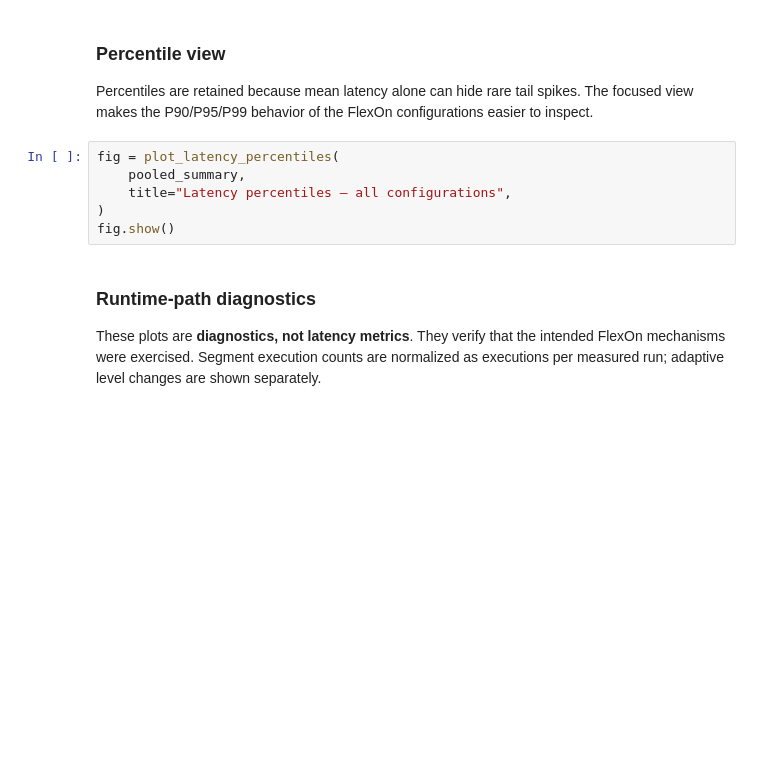
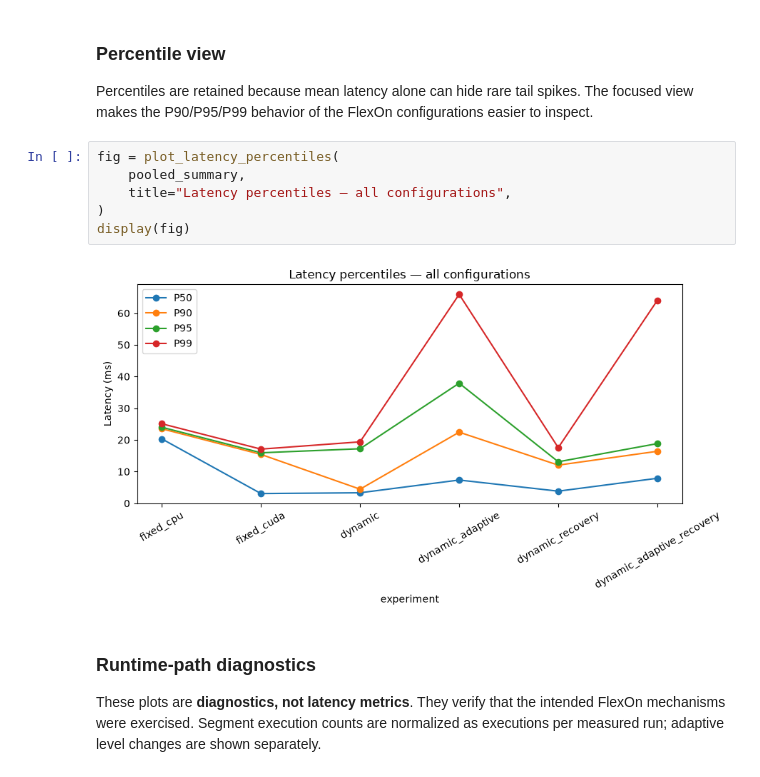
Before and after one commit to HaZaRdOuSDeVeLoPeR/FlexOn-Adaptive-OnDevice-ML-Inference-Framework, a Jupyter notebook: experiments.ipynb, the cells around one changed output. Saved outputs shown, nothing was run; the diff lists cells and outputs as text; blank space fills up the shorter version.

```diff
--- a/experiments.ipynb
+++ b/experiments.ipynb
@@ -301,9 +405,11 @@ Percentiles are retained because mean latency alone can hide rare tail spikes. T
 # %%
 fig = plot_latency_percentiles(
     pooled_summary,
     title="Latency percentiles — all configurations",
 )
-fig.show()
+display(fig)
+# %% [output]
+[figure, added]
 # %% [markdown]
 ### Runtime-path diagnostics
 
```
Also changed, not shown: parts of 14 cells of this notebook, 24 other files.
